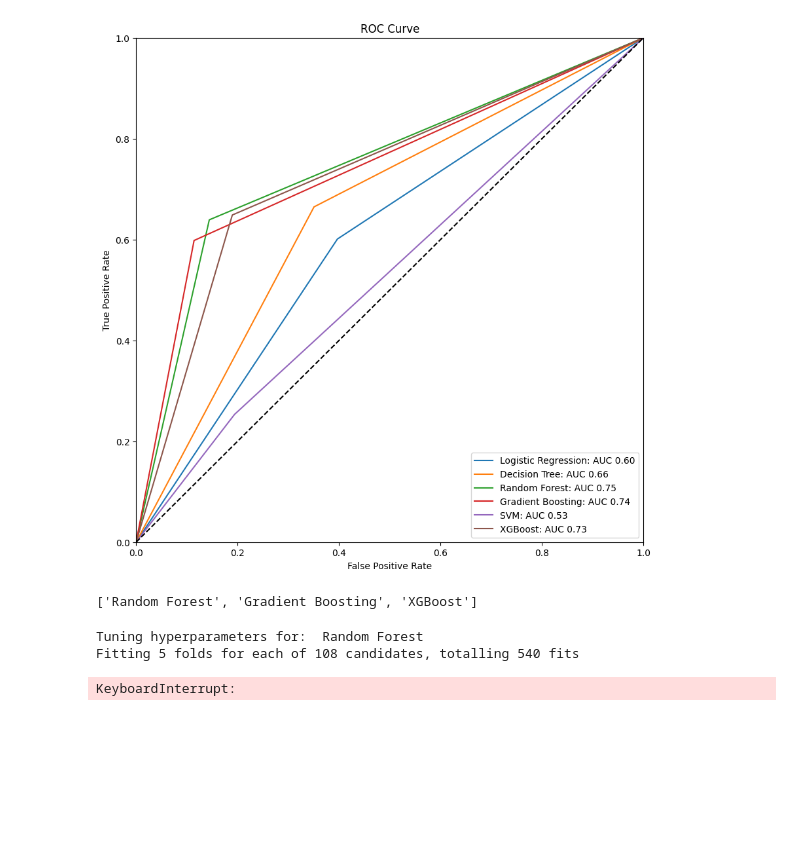
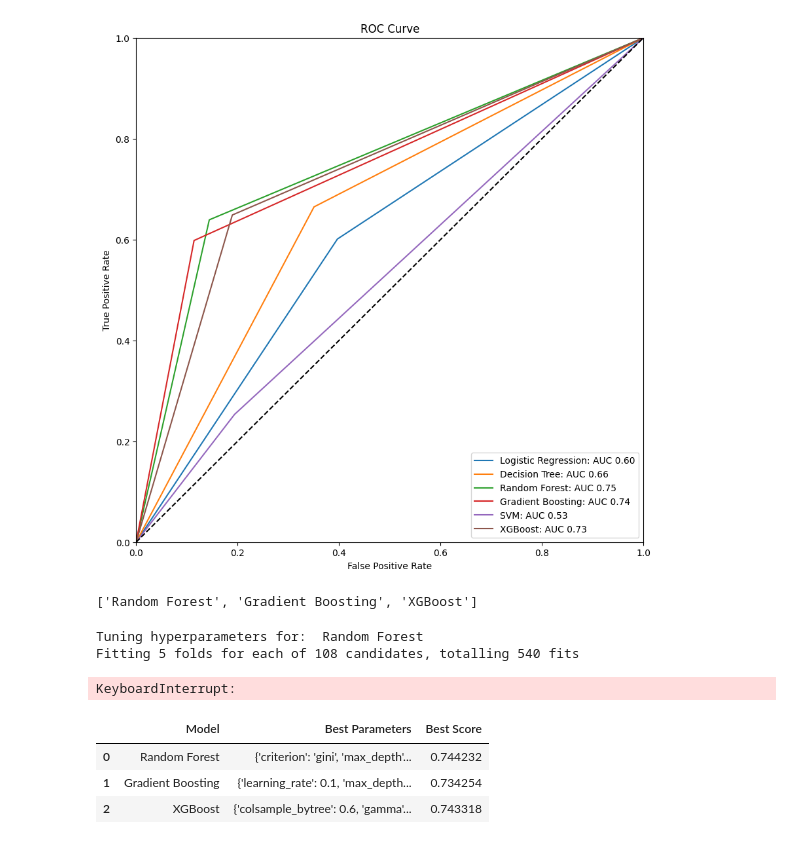
Before and after one commit to marcosdh1987/post-evaluator, a Jupyter notebook: notebooks/03-Model-Building.ipynb, the cells around one changed output. Saved outputs shown, nothing was run; the diff lists cells and outputs as text; code cells hidden in the pictures; blank space fills up the shorter version.

Commit message:
model compressed and fixed

```diff
--- a/notebooks/03-Model-Building.ipynb
+++ b/notebooks/03-Model-Building.ipynb
@@ -326,0 +331,9 @@ model_evaluation(best_model, X_val, y_val)
+# %%
+#load the dataframe from csv
+parameter_df = pd.read_csv('../src/data/processed/parameter_df.csv', index_col=0)
+parameter_df
+# %% [output]
+|  | Model | Best Parameters | Best Score |
+| 0 | Random Forest | {'criterion': 'gini', 'max_depth'... | 0.744232 |
+| 1 | Gradient Boosting | {'learning_rate': 0.1, 'max_depth... | 0.734254 |
+| 2 | XGBoost | {'colsample_bytree': 0.6, 'gamma'... | 0.743318 |
```
Also changed, not shown: parts of 4 cells of this notebook, 13 other files.
